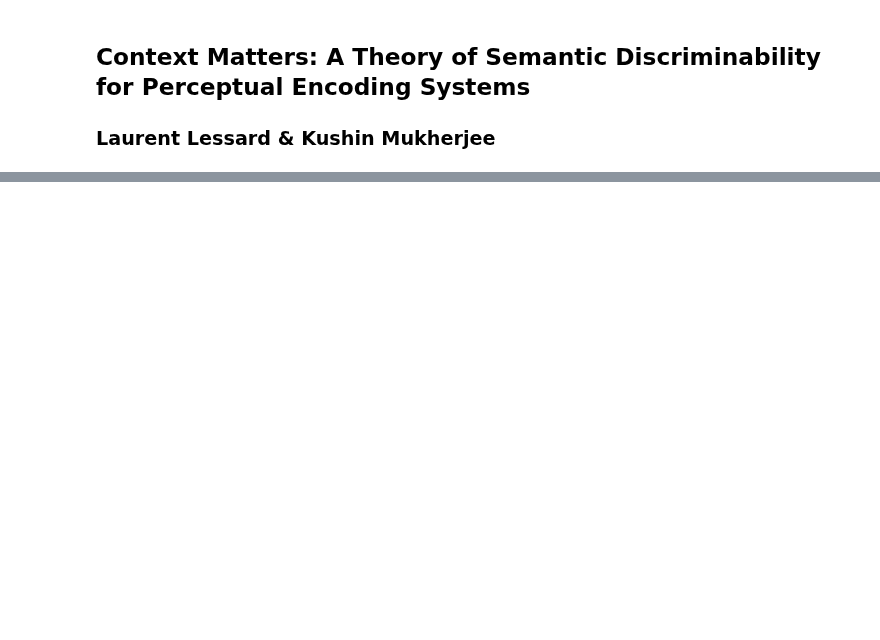
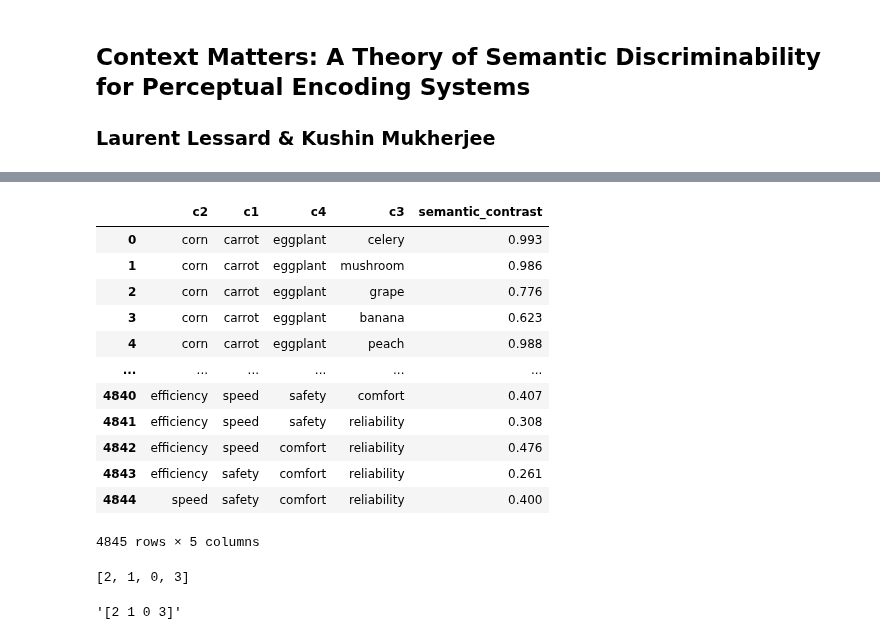
Before and after one commit to SchlossVRL/sem_disc_theory, a Jupyter notebook: Semantic_Discriminability_Theory.ipynb, the cells around one changed output, grey strips where cells are left out. Cells and saved outputs as stored; diff of their text form; code cells hidden in the pictures; blank space fills up the shorter version.

```diff
--- a/Semantic_Discriminability_Theory.ipynb
+++ b/Semantic_Discriminability_Theory.ipynb
@@ -93,0 +231,16 @@ true_assignments =[
+# %%
+pairwise_SCs
+# %% [output]
+|  | c2 | c1 | c4 | c3 | semantic_contrast |
+| 0 | corn | carrot | eggplant | celery | 0.993 |
+| 1 | corn | carrot | eggplant | mushroom | 0.986 |
+| 2 | corn | carrot | eggplant | grape | 0.776 |
+| 3 | corn | carrot | eggplant | banana | 0.623 |
+| 4 | corn | carrot | eggplant | peach | 0.988 |
+| ... | ... | ... | ... | ... | ... |
+| 4840 | efficiency | speed | safety | comfort | 0.407 |
+| 4841 | efficiency | speed | safety | reliability | 0.308 |
+| 4842 | efficiency | speed | comfort | reliability | 0.476 |
+| 4843 | efficiency | safety | comfort | reliability | 0.261 |
+| 4844 | speed | safety | comfort | reliability | 0.400 |
+4845 rows × 5 columns
@@ -93,0 +250,12 @@ true_assignments =[
+# %%
+#convert back to ints
+import re
+[int(x) for x in re.split('\[|\]',str(ans))[1].split()]
+# %% [output]
+[2, 1, 0, 3]
+# %%
+#max value and key
+max(assignment_options_dict.values())
+max(assignment_options_dict, key=assignment_options_dict.get)
+# %% [output]
+'[2 1 0 3]'
```
Also changed, not shown: parts of 35 cells of this notebook.
